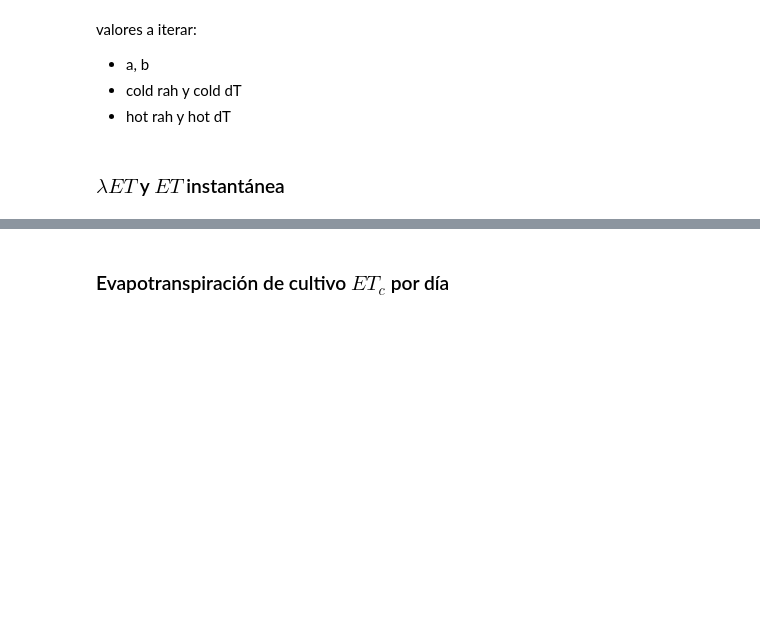
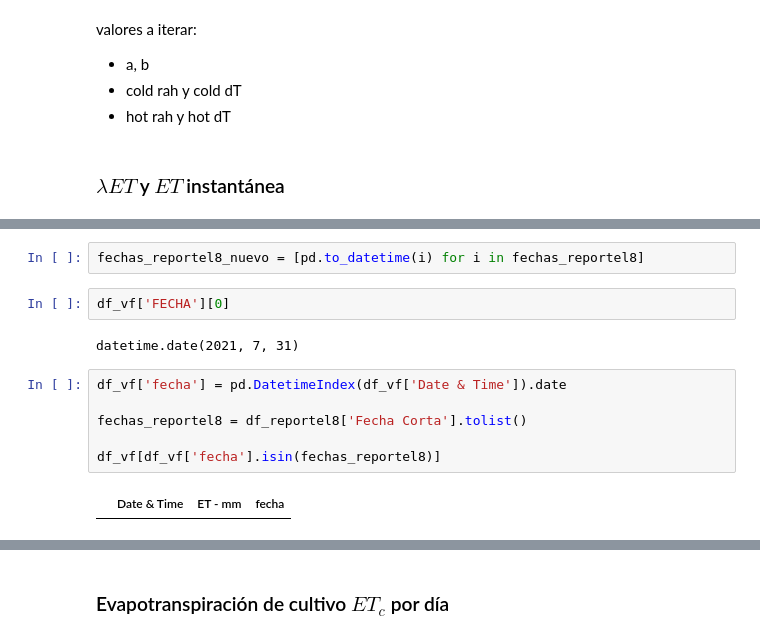
Before and after one commit to vilcagamarracf/Inv_arroz_METRIC, a Jupyter notebook: notebooks/2_Balance_de_Energía_Superficial_Modelo_METRIC.ipynb, the cells around one changed output, grey strips where cells are left out. Drawn from its saved outputs; the diff is of its cells as text; blank space fills up the shorter version.

```diff
--- a/notebooks/2_Balance_de_Energía_Superficial_Modelo_METRIC.ipynb
+++ b/notebooks/2_Balance_de_Energía_Superficial_Modelo_METRIC.ipynb
@@ -1611,0 +1658,14 @@ valores a iterar:
+# %%
+fechas_reportel8_nuevo = [pd.to_datetime(i) for i in fechas_reportel8]
+# %%
+df_vf['FECHA'][0]
+# %% [output]
+datetime.date(2021, 7, 31)
+# %%
+df_vf['fecha'] = pd.DatetimeIndex(df_vf['Date & Time']).date
+
+fechas_reportel8 = df_reportel8['Fecha Corta'].tolist()
+
+df_vf[df_vf['fecha'].isin(fechas_reportel8)]
+# %% [output]
+|  | Date & Time | ET - mm | fecha |
```
Also changed, not shown: parts of 12 cells of this notebook.
